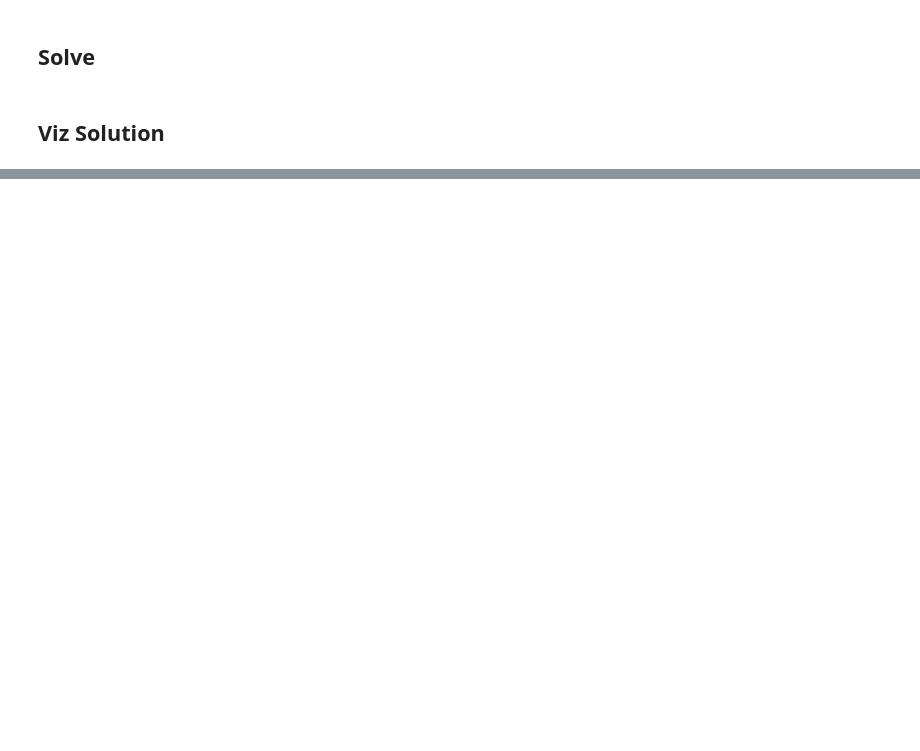
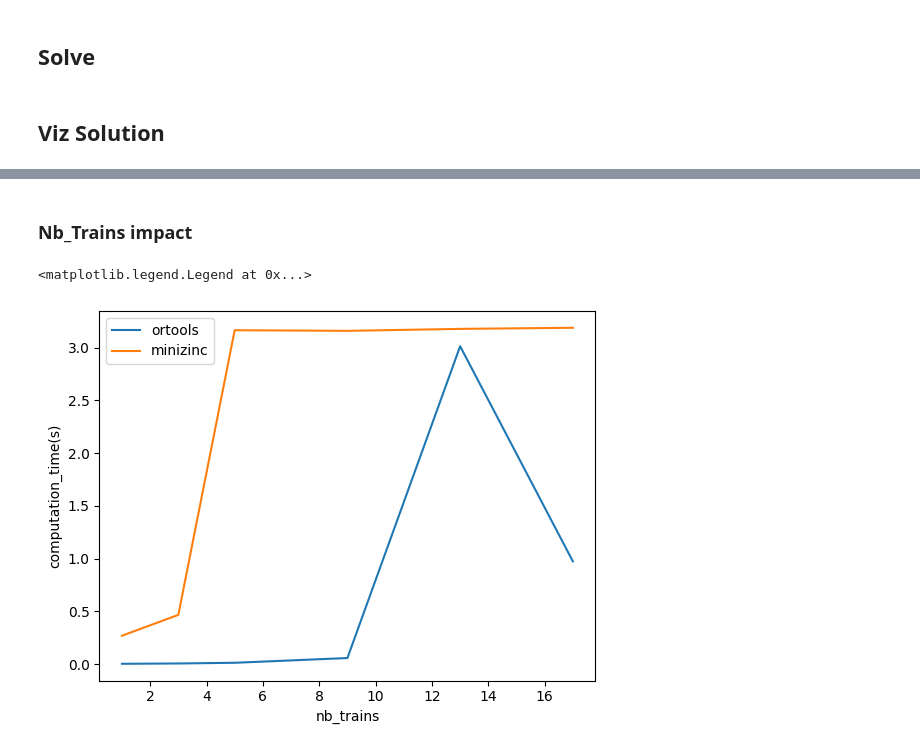
Before and after one commit to ed-rhilbert/cpagent, a Jupyter notebook: docs/load_testing/load_testing.ipynb, the cells around one changed output, grey strips where cells are left out. Drawn from its saved outputs; the diff is of its cells as text; code cells hidden in the pictures; blank space fills up the shorter version.

```diff
--- a/docs/load_testing/load_testing.ipynb
+++ b/docs/load_testing/load_testing.ipynb
@@ -76,0 +132,14 @@ plt.show()
+# %% [markdown]
+### Nb_Trains impact
+# %%
+train_df = linear_performances[linear_performances['nb_stations'] == NOMINAL_NB_STATIONS]
+train_df = train_df.drop_duplicates(subset=['nb_stations', 'nb_trains'])
+train_df = train_df.sort_values(by="nb_trains", ascending=True)
+plt.plot(train_df['nb_trains'], train_df['ortools'], label="ortools")
+plt.plot(train_df['nb_trains'], train_df['minizinc'], label="minizinc")
+plt.xlabel("nb_trains")
+plt.ylabel("computation_time(s)")
+plt.legend()
+# %% [output]
+<matplotlib.legend.Legend at 0x...>
+[figure, added]
```
Also changed, not shown: parts of 23 cells of this notebook, 13 other files.
